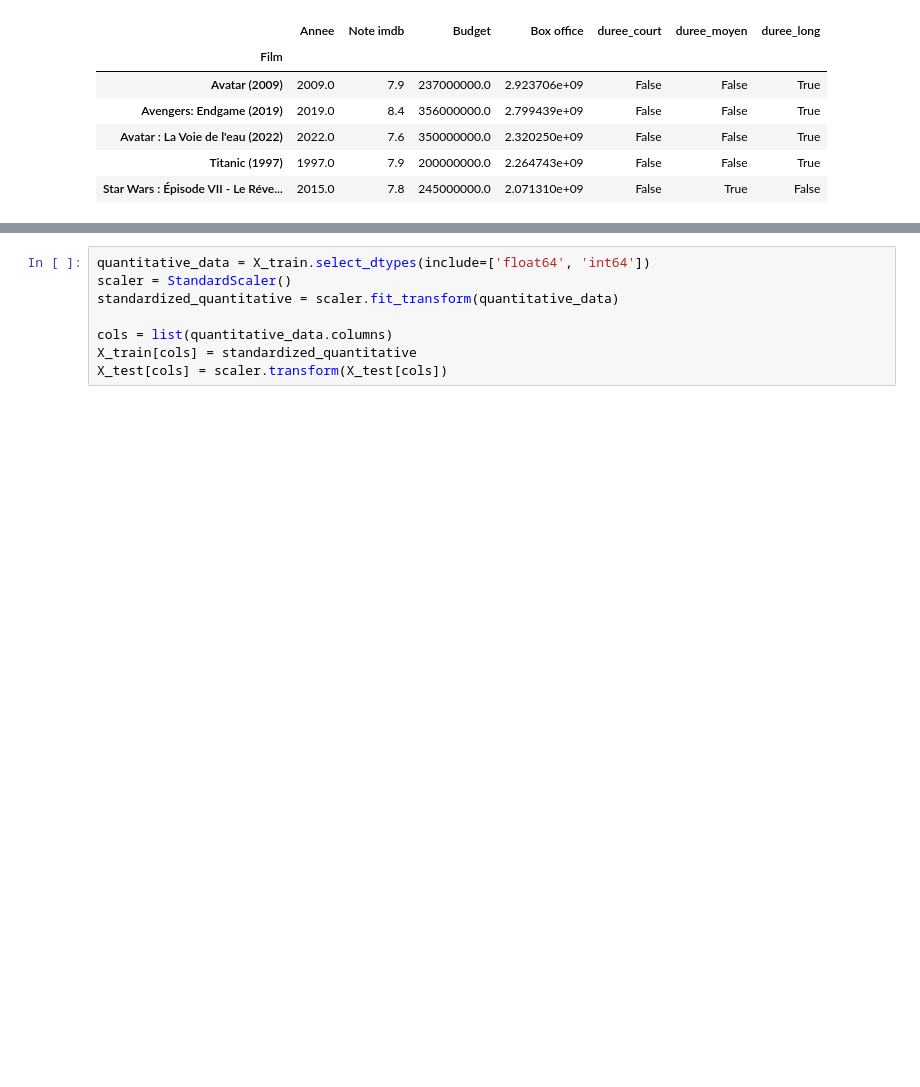
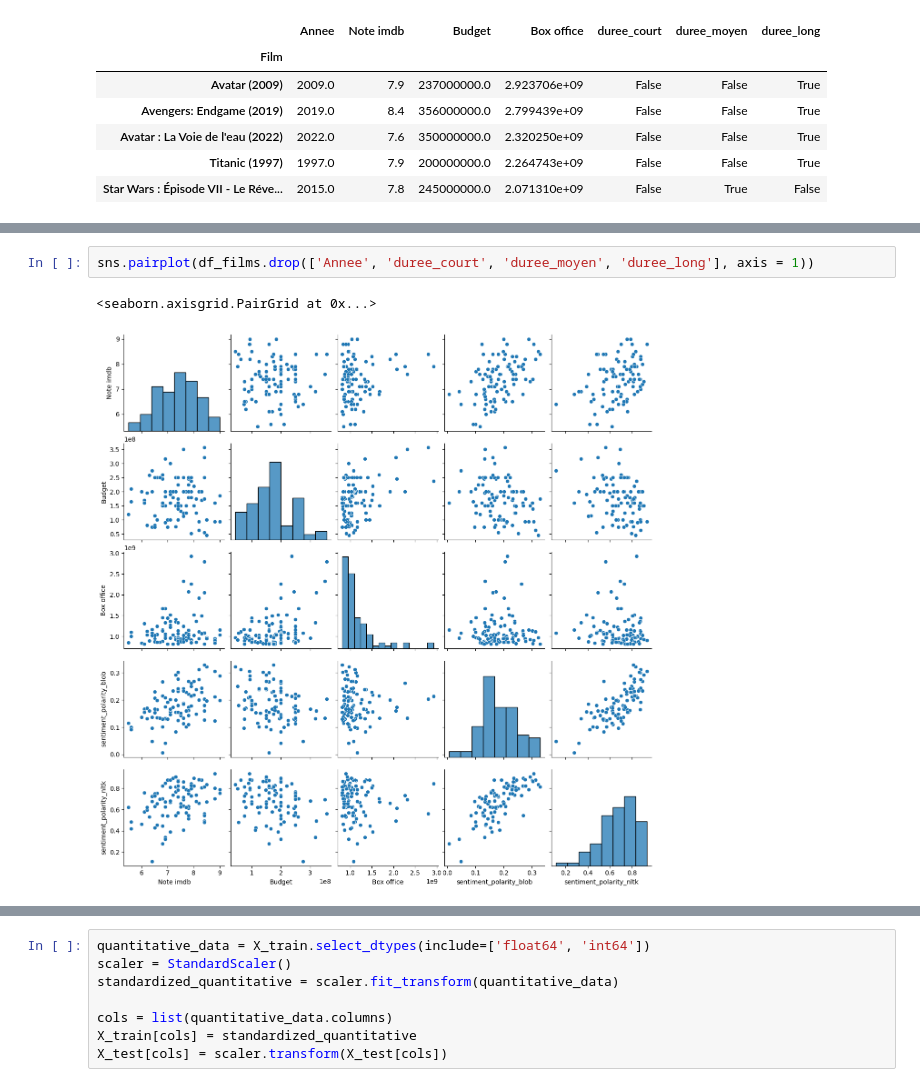
Before and after one commit to LouisArmand0/Projet_Python, a Jupyter notebook: NLP.ipynb, the cells around one changed output, grey strips where cells are left out. Saved outputs shown, nothing was run; the diff lists cells and outputs as text; blank space fills up the shorter version.

```diff
--- a/NLP.ipynb
+++ b/NLP.ipynb
@@ -506,3 +499,8 @@ df_films.head()
 | Avatar : La Voie de l'eau (2022) | 2022.0 | 7.6 | 350000000.0 | 2.320250e+09 | False | False | True | 0.134227 | ... |
 | Titanic (1997) | 1997.0 | 7.9 | 200000000.0 | 2.264743e+09 | False | False | True | 0.262590 | ... |
 | Star Wars : Épisode VII - Le Réve... | 2015.0 | 7.8 | 245000000.0 | 2.071310e+09 | False | True | False | 0.172762 | ... |
+# %%
+sns.pairplot(df_films.drop(['Annee', 'duree_court', 'duree_moyen', 'duree_long'], axis = 1))
+# %% [output]
+<seaborn.axisgrid.PairGrid at 0x...>
+[figure, added]
```
Also changed, not shown: parts of 14 cells of this notebook.
